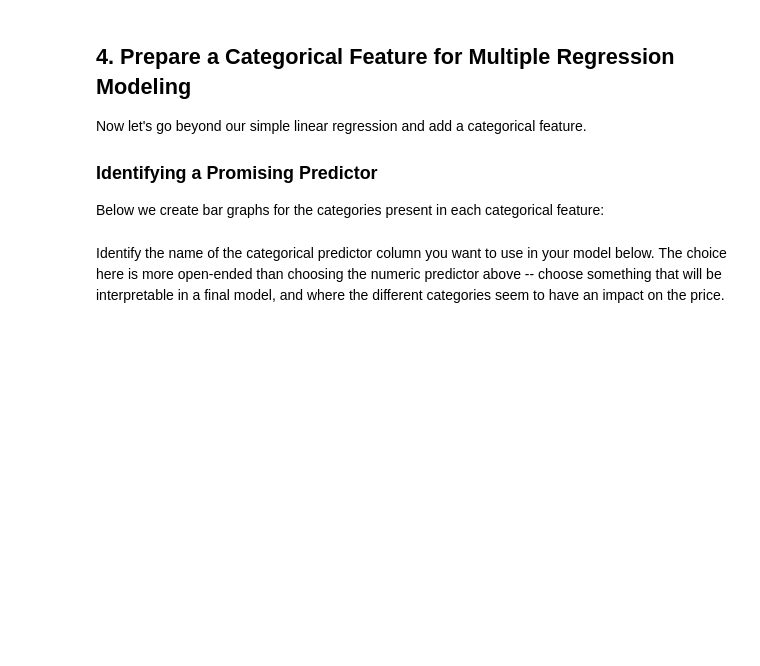
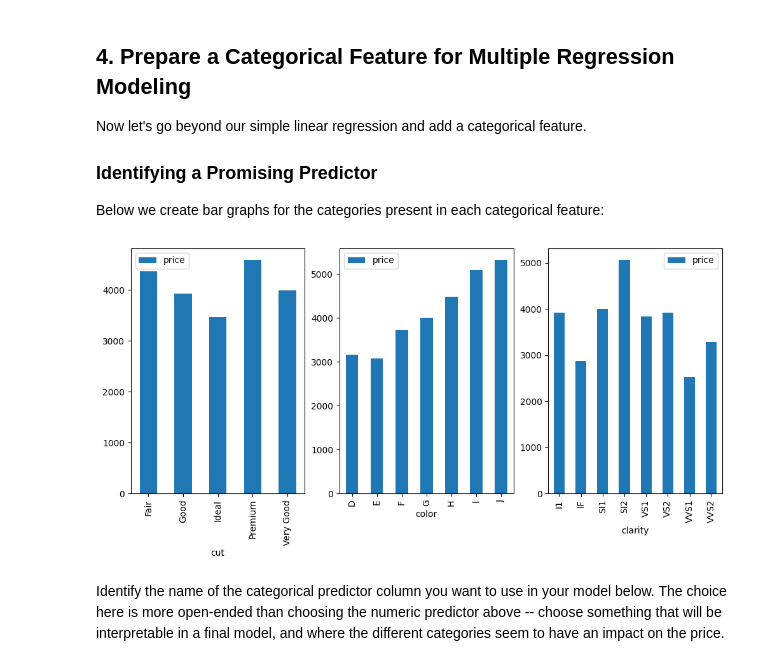
Before and after one commit to MaryGaceri/dsc-multiple-regression-cumulative-lab, a Jupyter notebook: index.ipynb, the cells around one changed output. Cells and saved outputs as stored; diff of their text form; code cells hidden in the pictures; blank space fills up the shorter version.

Commit message:
Diamond Price Analysis

```diff
--- a/index.ipynb
+++ b/index.ipynb
@@ -245,13 +278,15 @@ Below we create bar graphs for the categories present in each categorical featur
 # %%
 # Run this code without changes
 import matplotlib.pyplot as plt
 
 categorical_features = diamonds.select_dtypes("object").columns
 fig, axes = plt.subplots(ncols=len(categorical_features), figsize=(12,5))
 
 for index, feature in enumerate(categorical_features):
-    diamonds.groupby(feature).mean().plot.bar(
+    diamonds.groupby(feature).mean(numeric_only=True).plot.bar(
         y="price", ax=axes[index])
+# %% [output]
+[figure, added]
 # %% [markdown]
 Identify the name of the categorical predictor column you want to use in your model below. The choice here is more open-ended than choosing the numeric predictor above -- choose something that will be interpretable in a final model, and where the different categories seem to have an impact on the price.
 # %%
```
Also changed, not shown: parts of 18 cells of this notebook.
